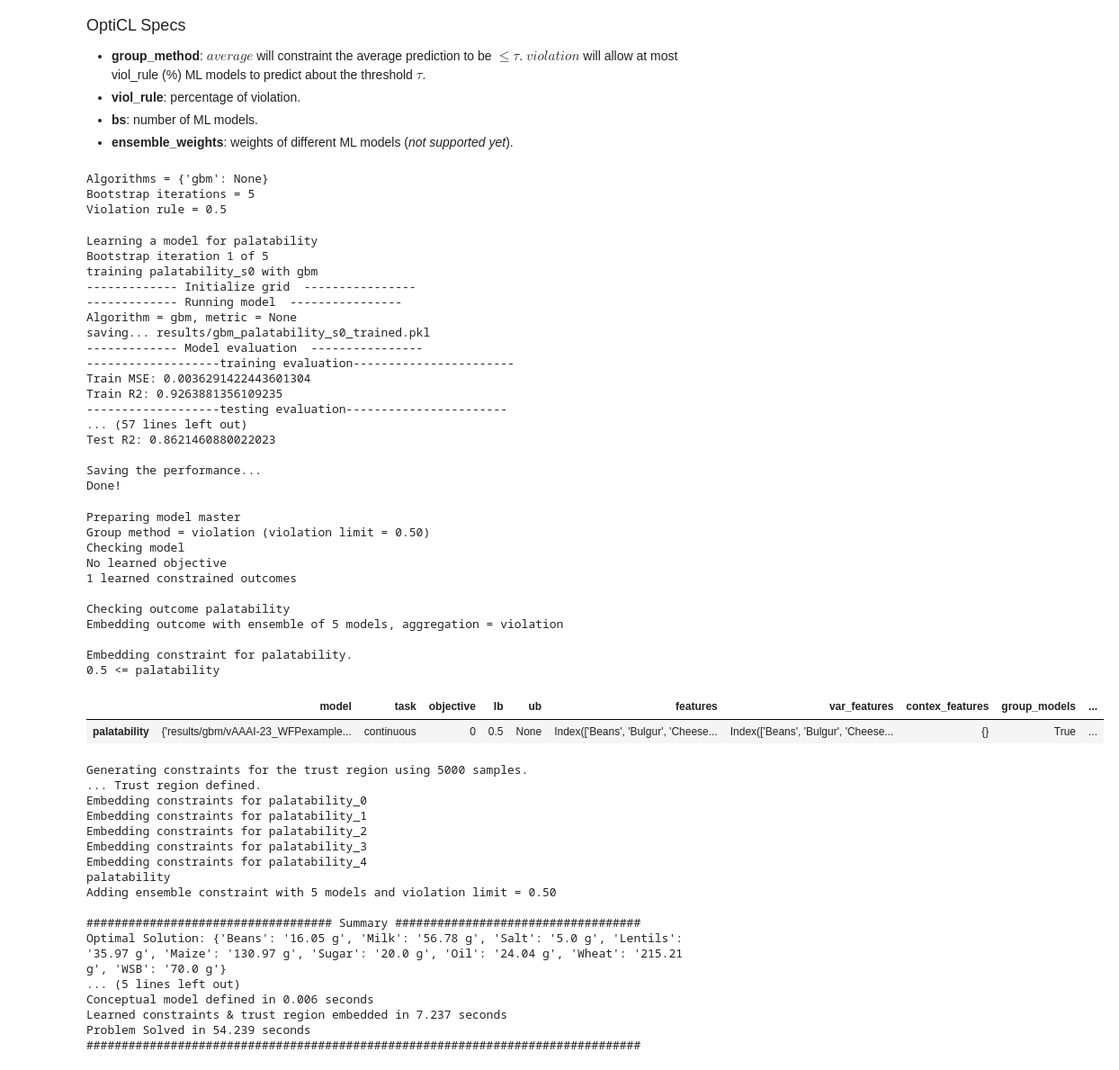
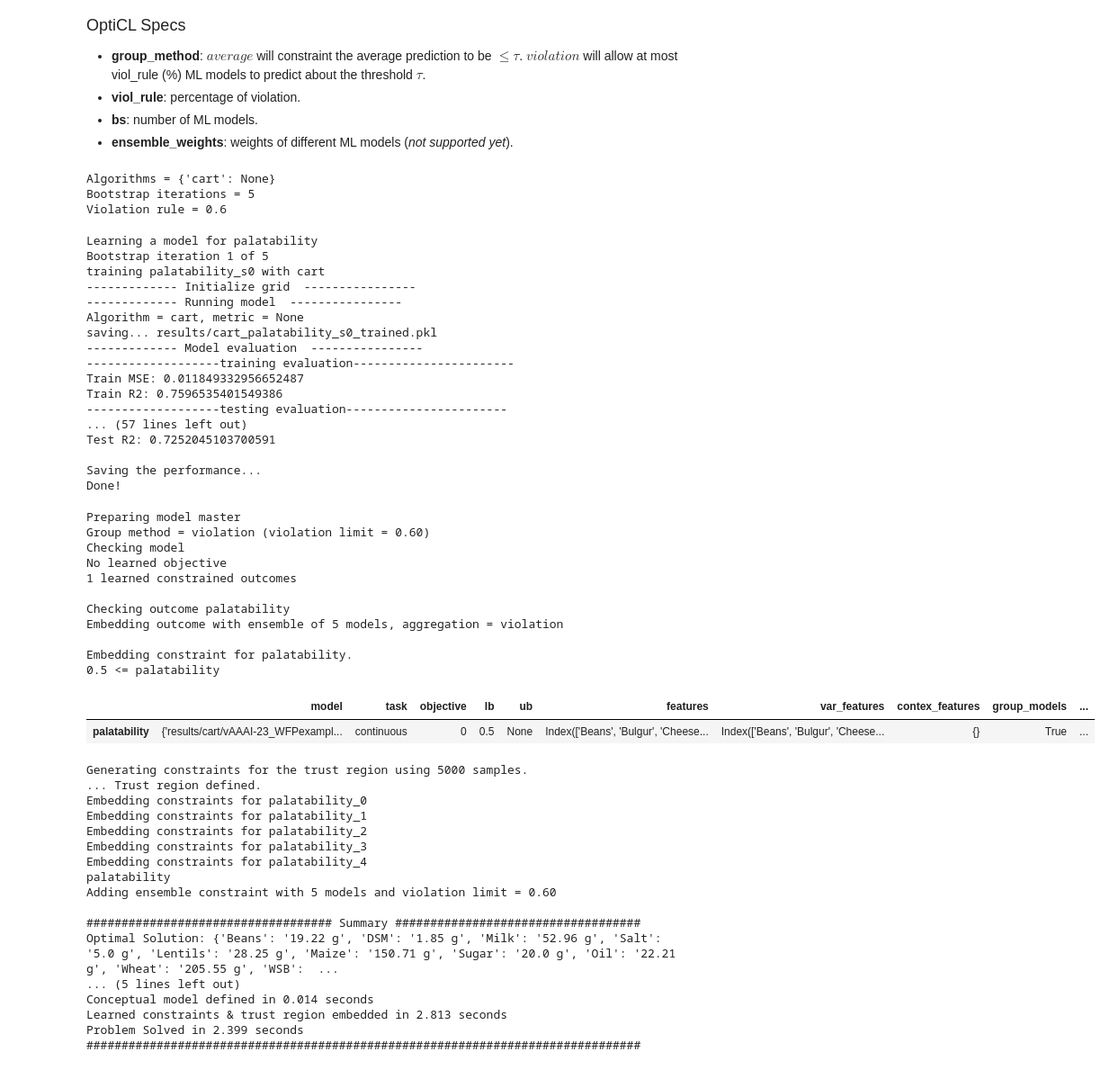
Before and after one commit to hwiberg/OptiCL, a Jupyter notebook: notebooks/WFP/World Food Programme Case Study.ipynb, the cells around one changed output. Shown: that part at 90% size. Drawn from its saved outputs; the diff is of its cells as text; code cells hidden in the pictures.

```diff
--- a/notebooks/WFP/World Food Programme Case Study.ipynb
+++ b/notebooks/WFP/World Food Programme Case Study.ipynb
@@ -485,8 +484,8 @@ Note that $\alpha = 0$ enforces the bound for all estimators, yielding the most
 - **bs**: number of ML models.
 - **ensemble_weights**: weights of different ML models (*not supported yet*).
 # %%
-alg_dict = {'gbm': None}
-viol_rule = 0.5
+alg_dict = {'cart': None}
+viol_rule = '0.6'
 
 ### Example with grouping/bootstrap
 gr=True
@@ -501,9 +500,9 @@ version = 'vAAAI-23_WFPexample'
 outcome = 'palatability'
 threshold = 0.5
 # %% [output]
-Algorithms = {'gbm': None}
+Algorithms = {'cart': None}
 Bootstrap iterations = 5
-Violation rule = 0.5
+Violation rule = 0.6
 # %%
 outcome_list = {'palatability': {'lb':threshold, 'ub':None, 'objective_weight':0,'group_models':gr,
 'task_type': 'continuous', 'alg_list':alg_dict, 'bootstrap_iterations':bs,
@@ -517,18 +516,18 @@ performance.to_csv('results/%s_performance.csv' % (code_version))
 # %% [output]
 Learning a model for palatability
 Bootstrap iteration 1 of 5
-training palatability_s0 with gbm
+training palatability_s0 with cart
 ------------- Initialize grid  ----------------
 ------------- Running model  ----------------
-Algorithm = gbm, metric = None
-saving... results/gbm_palatability_s0_trained.pkl
+Algorithm = cart, metric = None
+saving... results/cart_palatability_s0_trained.pkl
 ------------- Model evaluation  ----------------
 -------------------training evaluation-----------------------
-Train MSE: 0.0036291422443601304
-Train R2: 0.9263881356109235
+Train MSE: 0.011849332956652487
+Train R2: 0.7596535401549386
 -------------------testing evaluation-----------------------
 ... (57 lines left out)
-Test R2: 0.8621460880022023
+Test R2: 0.7252045103700591
 
 Saving the performance...
 Done!
@@ -536,6 +535,7 @@ Done!
 columns_df = ['algorithm','iteration','price_matrix']+list(X.columns)+['objective_function', 'real_palat', 'pred_palat', 'violation', 'time']
 
 print("\nPreparing model master")
+gr_method = None
 if viol_rule == 'average':
     gr_method = 'average'
     max_viol = None
@@ -544,50 +544,50 @@ if viol_rule == 'average':
 else:
     gr_method = 'violation'
     max_viol = float(viol_rule)
     print("Group method = %s (violation limit = %.2f)" % (gr_method, max_viol))
     gr_string = 'violation_%.2f' % max_viol
 
 mm = opticl.initialize_model_master(outcome_list)
-mm.loc[outcome,'group_method'] = 'violation'
+mm.loc[outcome,'group_method'] = gr_method
 mm.loc[outcome,'max_violation'] = max_viol
 mm.loc[outcome, 'trust_region'] = True
 model_master = opticl.model_selection(mm, performance)
 
 if not os.path.exists('experiments'):
     print('Creating folder...')
     os.makedirs('experiments')
 model_master.to_csv('experiments/model_master_%s.csv' % (code_version), index = True)
 
 opticl.check_model_master(model_master)
 model_master
 # %% [output]
 Preparing model master
-Group method = violation (violation limit = 0.50)
+Group method = violation (violation limit = 0.60)
 Checking model
 No learned objective
 1 learned constrained outcomes
 
 Checking outcome palatability
 Embedding outcome with ensemble of 5 models, aggregation = violation
 
 Embedding constraint for palatability.
 0.5 <= palatability
 |  | model | task | objective | lb | ub | features | var_features | contex_features | group_models | ... |
-| palatability | {'results/gbm/vAAAI-23_WFPexample... | continuous | 0 | 0.5 | None | Index(['Beans', 'Bulgur', 'Cheese... | Index(['Beans', 'Bulgur', 'Cheese... | {} | True | ... |
+| palatability | {'results/cart/vAAAI-23_WFPexampl... | continuous | 0 | 0.5 | None | Index(['Beans', 'Bulgur', 'Cheese... | Index(['Beans', 'Bulgur', 'Cheese... | {} | True | ... |
 # %%
 start_cm = time.time()
 conceptual_model= init_conceptual_model(cost_p)
 cm = time.time() - start_cm
 
 start_opticl = time.time()
-model_TR = opticl.optimization_MIP(conceptual_model, model_master)
-model_opticl = time.time() - start_opticl
+model_MW = opticl.optimization_MIP(conceptual_model, model_master)
+model_opticl_time = time.time() - start_opticl
 # final_model.write('experiments/mip_%s_seed_%d.lp' % (code_version, seed))
 opt = SolverFactory('glpk')
 start_time = time.time()
-results = opt.solve(model_TR)
+results = opt.solve(model_MW)
 computation_time = time.time() - start_time
-evaluation(model_TR, cm, model_opticl, computation_time)
+evaluation(model_MW, cm, model_opticl_time, computation_time)
 # %% [output]
 Generating constraints for the trust region using 5000 samples.
 ... Trust region defined.
@@ -597,12 +597,12 @@ Embedding constraints for palatability_2
 Embedding constraints for palatability_3
 Embedding constraints for palatability_4
 palatability
-Adding ensemble constraint with 5 models and violation limit = 0.50
+Adding ensemble constraint with 5 models and violation limit = 0.60
 
 ################################### Summary ###################################
-Optimal Solution: {'Beans': '16.05 g', 'Milk': '56.78 g', 'Salt': '5.0 g', 'Lentils': '35.97 g', 'Maize': '130.97 g', 'Sugar': '20.0 g', 'Oil': '24.04 g', 'Wheat': '215.21 g', 'WSB': '70.0 g'}
+Optimal Solution: {'Beans': '19.22 g', 'DSM': '1.85 g', 'Milk': '52.96 g', 'Salt': '5.0 g', 'Lentils': '28.25 g', 'Maize': '150.71 g', 'Sugar': '20.0 g', 'Oil': '22.21 g', 'Wheat': '205.55 g', 'WSB':  ...
 ... (5 lines left out)
-Conceptual model defined in 0.006 seconds
-Learned constraints & trust region embedded in 7.237 seconds
-Problem Solved in 54.239 seconds
+Conceptual model defined in 0.014 seconds
+Learned constraints & trust region embedded in 2.813 seconds
+Problem Solved in 2.399 seconds
 ###############################################################################
```
Also changed, not shown: parts of 4 cells of this notebook.
